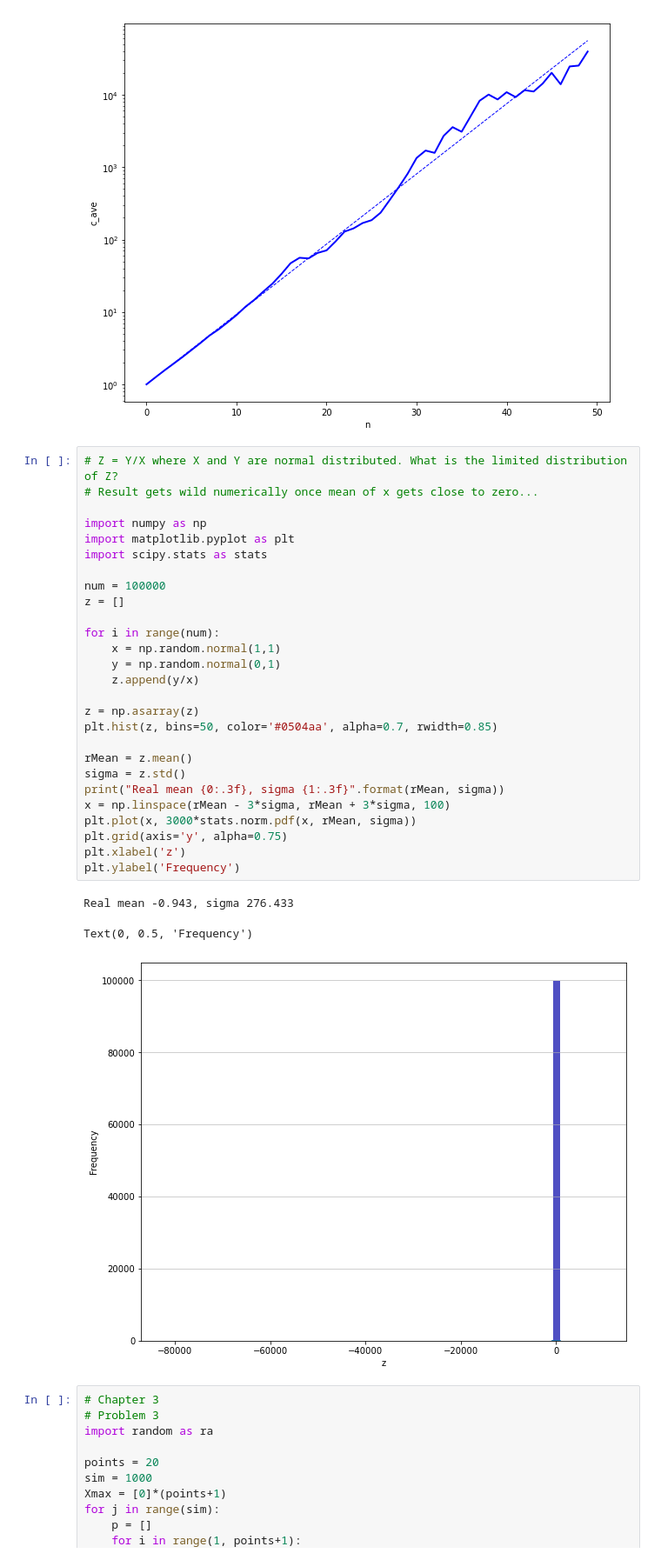
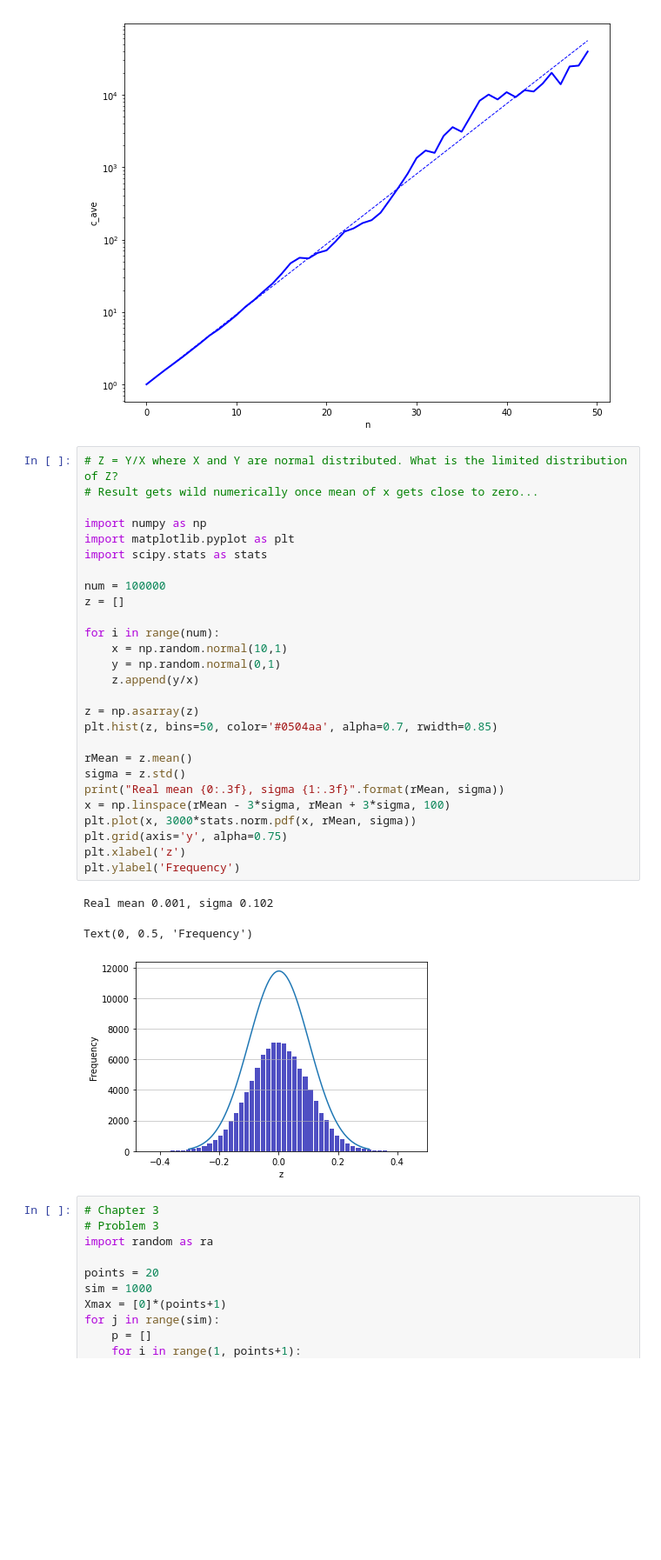
Before and after one commit to Fernando-Montes/Statistics, a Jupyter notebook: All_of_Statistics_Wasserman.ipynb, the cells around one changed output. Shown: that part at 87% size. Drawn from its saved outputs; the diff is of its cells as text; blank space fills up the shorter version.

```diff
--- a/All_of_Statistics_Wasserman.ipynb
+++ b/All_of_Statistics_Wasserman.ipynb
@@ -105,34 +105,34 @@ plt.show()
 # %%
 # Z = Y/X where X and Y are normal distributed. What is the limited distribution of Z?
 # Result gets wild numerically once mean of x gets close to zero...
 
 import numpy as np
 import matplotlib.pyplot as plt
 import scipy.stats as stats
 
 num = 100000
 z = []
 
 for i in range(num):
-    x = np.random.normal(1,1)
+    x = np.random.normal(10,1)
     y = np.random.normal(0,1)
     z.append(y/x)
 
 z = np.asarray(z)
 plt.hist(z, bins=50, color='#0504aa', alpha=0.7, rwidth=0.85)
 
 rMean = z.mean()
 sigma = z.std()
 print("Real mean {0:.3f}, sigma {1:.3f}".format(rMean, sigma))
 x = np.linspace(rMean - 3*sigma, rMean + 3*sigma, 100)
 plt.plot(x, 3000*stats.norm.pdf(x, rMean, sigma))
 plt.grid(axis='y', alpha=0.75)
 plt.xlabel('z')
 plt.ylabel('Frequency')
 # %% [output]
-Real mean -0.943, sigma 276.433
+Real mean 0.001, sigma 0.102
 Text(0, 0.5, 'Frequency')
-[figure, old version]
+[figure, new version]
 # %%
 # Chapter 3
 # Problem 3
```
